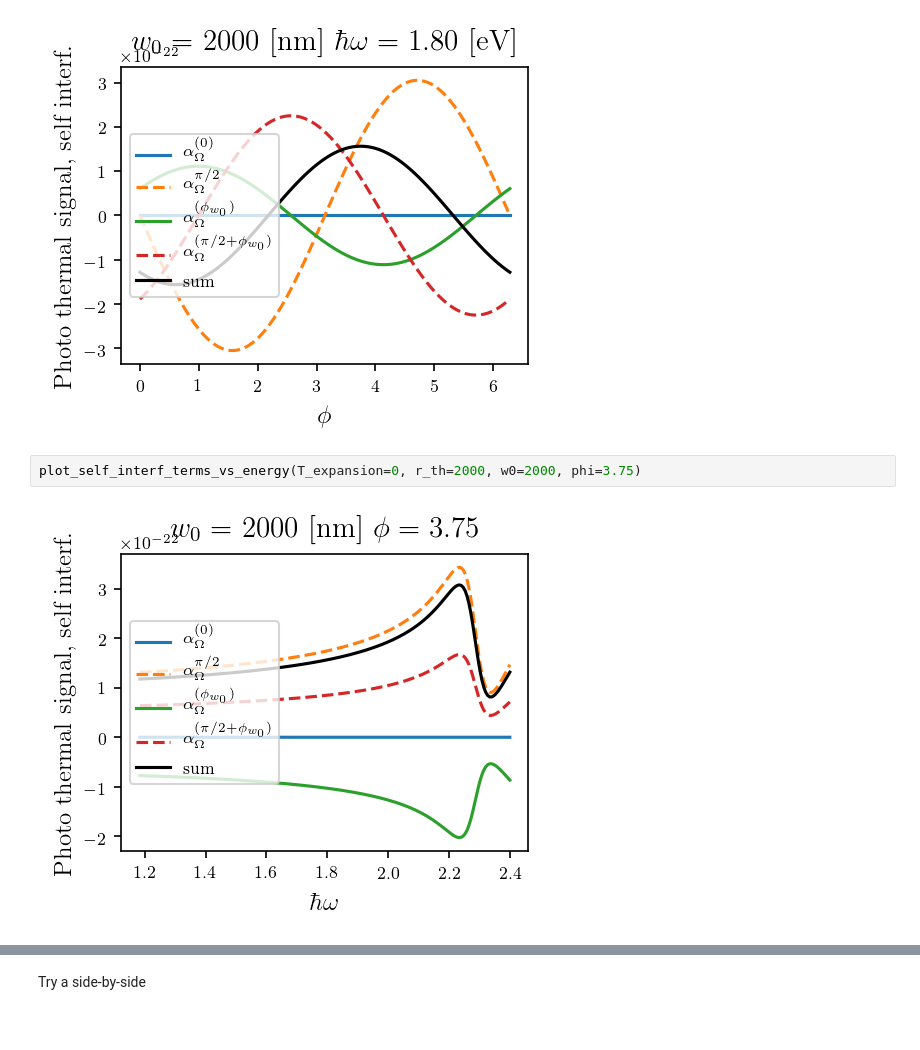
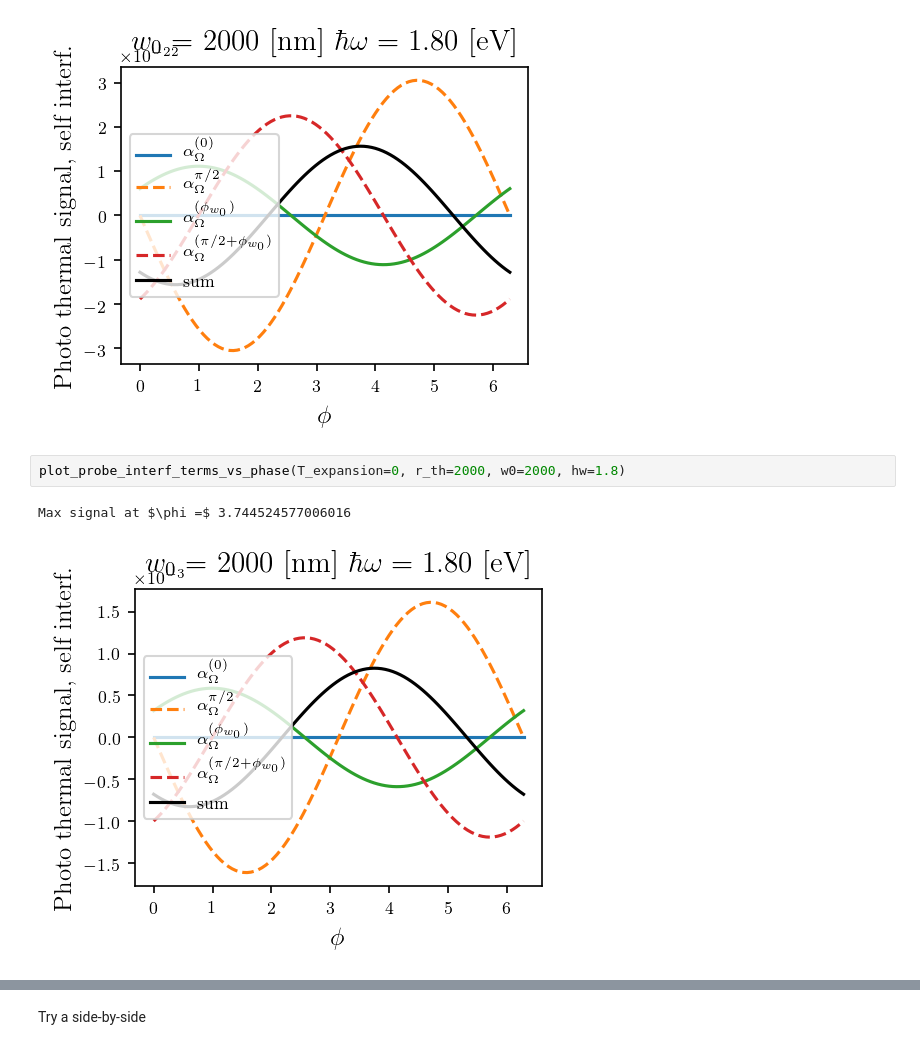
Before and after one commit to HarrisonGoldwyn/photothermal_image_model, a Jupyter notebook: python/data_based_core_shell_model/comparing_PTI_terms.ipynb, the cells around one changed output, grey strips where cells are left out. Cells and saved outputs as stored; diff of their text form.

Commit message:
Got both terms plotted at maximum phase of total signal

```diff
--- a/python/data_based_core_shell_model/comparing_PTI_terms.ipynb
+++ b/python/data_based_core_shell_model/comparing_PTI_terms.ipynb
@@ -395,6 +505,7 @@ plot_self_interf_terms_vs_phase(T_expansion=0, r_th=2000, w0=2000, hw=1.8)
 Max signal at $\phi =$ 3.744524577006016
 [figure]
 # %%
-plot_self_interf_terms_vs_energy(T_expansion=0, r_th=2000, w0=2000, phi=3.75)
+plot_probe_interf_terms_vs_phase(T_expansion=0, r_th=2000, w0=2000, hw=1.8)
 # %% [output]
+Max signal at $\phi =$ 3.744524577006016
-[figure, old version]
+[figure, new version]
```
Also changed, not shown: parts of 27 cells of this notebook.
